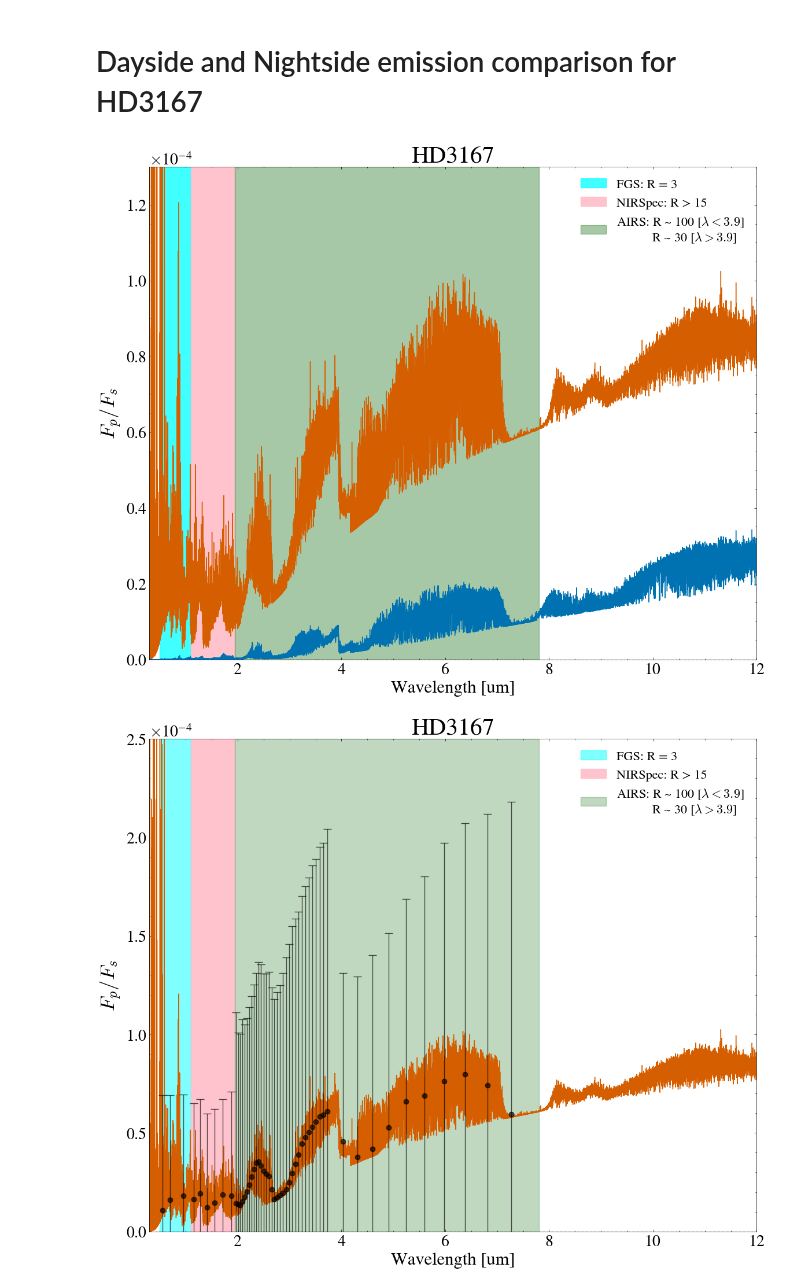
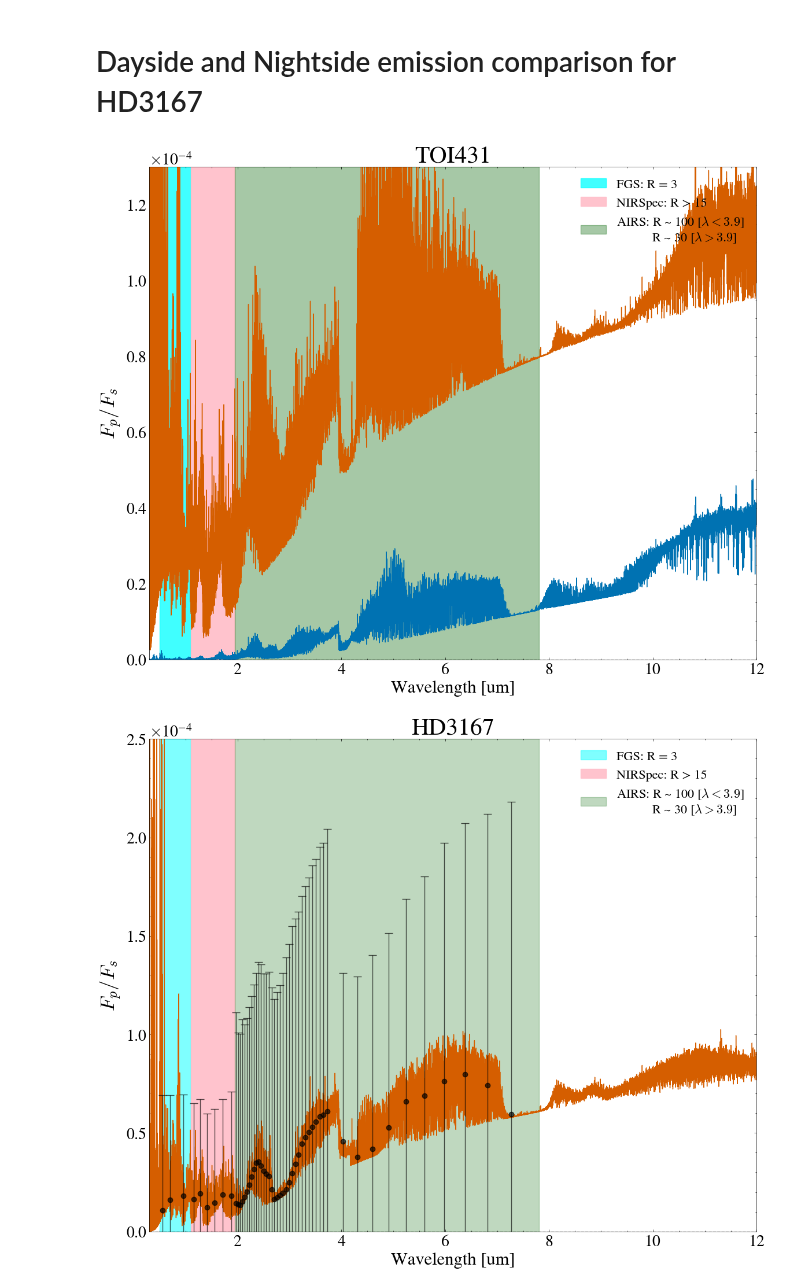
Before and after one commit to lorlo9999/MasterThesis, a Jupyter notebook: thesis-plots.ipynb, the cells around one changed output. Saved outputs shown, nothing was run; the diff lists cells and outputs as text; code cells hidden in the pictures.

Commit message:
Supertable visualization

```diff
--- a/thesis-plots.ipynb
+++ b/thesis-plots.ipynb
@@ -651,3 +651,9 @@ for planet, cases in final_vmr_data.items():
     for case, vmrs in cases.items():
         mean_molecular_weight = (vmrs["H2O"] * mu_h2O + vmrs["CO2"] * mu_co2 + vmrs["O2"] * mu_o2 + vmrs["N2"] * mu_n2 + vmrs["H2"] * mu_h2 + vmrs["SO2"] * mu_so2 + vmrs["CH4"] * mu_ch4 + vmrs["CO"] * mu_co + vmrs["NH3"] * mu_nh3 + vmrs["S2"] * mu_s2 + vmrs["H2S"] * mu_h2s) / (vmrs["H2O"] + vmrs["CO2"] + vmrs["O2"] + vmrs["N2"] + vmrs["H2"] + vmrs["SO2"] + vmrs["CH4"] + vmrs["CO"] + vmrs["NH3"] + vmrs["S2"] + vmrs["H2S"])
         mean_molecular_weight_data[planet][case] = mean_molecular_weight
+# %%
+#print each case and its mean molecular weight
+for planet, cases in mean_molecular_weight_data.items():
+    print(f"{planet}:")
+    for case, mmw in cases.items():
+        print(f"  {case}: {mmw:.2f} g/mol")
@@ -815,7 +854,7 @@ show()
 # Dayside and Nightside emission comparison for HD3167
 # %%
 
-name = 'HD3167'
+name = 'TOI431'
 eclipses = 1
 binning = False
 sigma = 1
@@ -981,34 +1020,34 @@ for folder in os.listdir(f"PLANETS/{name}/"):
 
     #plt.errorbar(output[0], output[1], yerr=noise/np.sqrt(N)*sigma, capsize=5, fmt='o', color='black', alpha=0.67)
     #plt.errorbar(output_t[0], output_t[1], yerr=noise/np.sqrt(N)*sigma, capsize=5, fmt='o', color='black', alpha=0.67)
 
     plt.axvspan(0.5,1.1, color='cyan', alpha=0.75, zorder=0, label = 'FGS: R = 3')
     plt.axvspan(1.1,1.95, color = 'pink', alpha=0.95, zorder=0, label = 'NIRSpec: R > 15')
     plt.axvspan(1.95,7.8, color = 'darkgreen', alpha=0.35, zorder=0, label = 'AIRS: R ~ 100 [$\lambda<3.9$] \n           R ~ 30 [$\lambda>3.9$]')
 
     plt.ticklabel_format(axis='y', style='sci', scilimits=(0, 0))
 
 
     plt.xlabel("Wavelength [um]")
     plt.ylabel(r"$F_p/F_s$",fontsize=25)
     #plt.xscale("log")
     plt.xlim(0.3, 12)
     plt.ylim(0,0.00013)
     plt.title(f"{name}",fontsize=30) #- {N} eclipses - Integration time: {time:.2f} hours")
     plt.tight_layout()
     plt.hlines(y=0, xmin = -1, xmax = 12, color='black', linestyle='--', alpha=0.5)
     #plt.yscale("log")
     plt.legend(loc='upper right')
     plt.grid(False)
 
 
     savefig(f'thesis-plots/{name}_emission_comparison.pdf', format='pdf')
 
     show()
     close()
     break
 # %% [output]
-[figure, old version]
+[figure, new version]
 # %%
 # Dayside and Nightside emission comparison for HD3167
 
```
Also changed, not shown: parts of 8 cells of this notebook, 16 other files.
